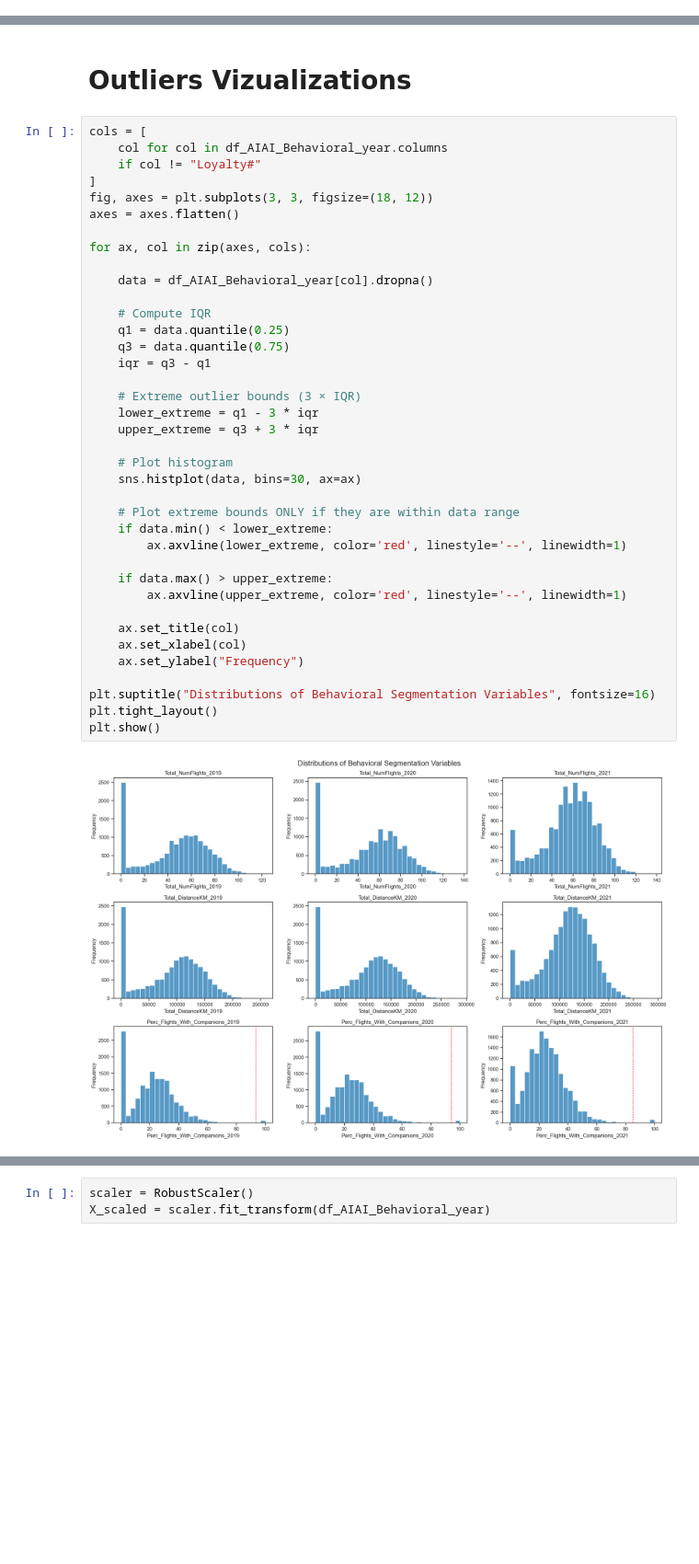
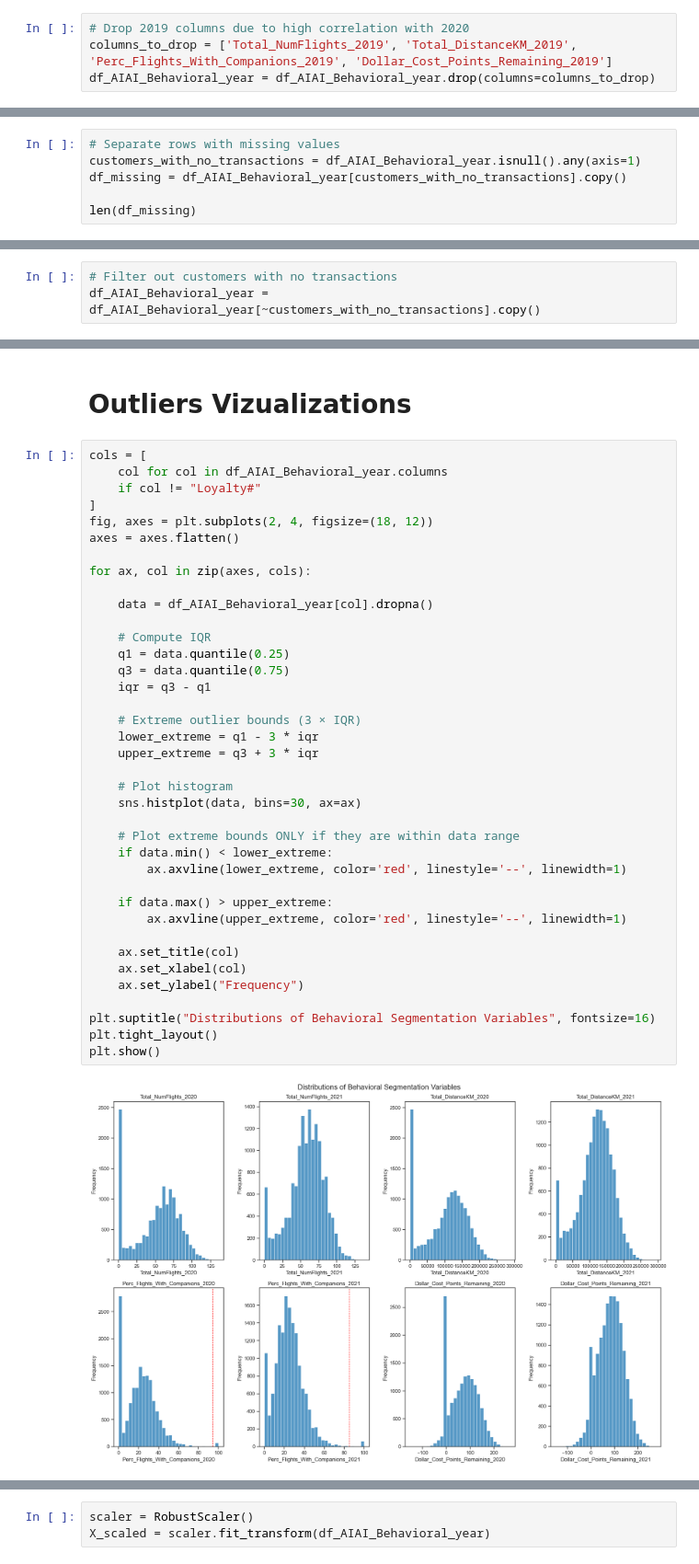
Before and after one commit to luisbdavila/Airline_Customer_Segmentation_DataMining_Project_Python, a Jupyter notebook: Final_delivery/Code/behavioral.ipynb, the cells around one changed output, grey strips where cells are left out. Shown at 92% size. Drawn from its saved outputs; the diff is of its cells as text; blank space fills up the shorter version.

```diff
--- a/Final_delivery/Code/behavioral.ipynb
+++ b/Final_delivery/Code/behavioral.ipynb
@@ -101,0 +131,4 @@ memory usage: 1.6 MB
+# %%
+# Drop 2019 columns due to high correlation with 2020
+columns_to_drop = ['Total_NumFlights_2019', 'Total_DistanceKM_2019', 'Perc_Flights_With_Companions_2019', 'Dollar_Cost_Points_Remaining_2019']
+df_AIAI_Behavioral_year = df_AIAI_Behavioral_year.drop(columns=columns_to_drop)
@@ -117,0 +169,6 @@ dtype: int64
+# %%
+# Separate rows with missing values
+customers_with_no_transactions = df_AIAI_Behavioral_year.isnull().any(axis=1)
+df_missing = df_AIAI_Behavioral_year[customers_with_no_transactions].copy()
+
+len(df_missing)
@@ -118,3 +177,6 @@ dtype: int64
+# %%
+# Filter out customers with no transactions
+df_AIAI_Behavioral_year = df_AIAI_Behavioral_year[~customers_with_no_transactions].copy()
 # %%
 (df_AIAI_Behavioral_year < 0).sum()
 # %% [output]
@@ -138,41 +196,41 @@ cols = [
     col for col in df_AIAI_Behavioral_year.columns
     if col != "Loyalty#"
 ]
-fig, axes = plt.subplots(3, 3, figsize=(18, 12))
+fig, axes = plt.subplots(2, 4, figsize=(18, 12))
 axes = axes.flatten()
 
 for ax, col in zip(axes, cols):
 
     data = df_AIAI_Behavioral_year[col].dropna()
 
     # Compute IQR
     q1 = data.quantile(0.25)
     q3 = data.quantile(0.75)
     iqr = q3 - q1
 
     # Extreme outlier bounds (3 × IQR)
     lower_extreme = q1 - 3 * iqr
     upper_extreme = q3 + 3 * iqr
 
     # Plot histogram
     sns.histplot(data, bins=30, ax=ax)
 
     # Plot extreme bounds ONLY if they are within data range
     if data.min() < lower_extreme:
         ax.axvline(lower_extreme, color='red', linestyle='--', linewidth=1)
 
     if data.max() > upper_extreme:
         ax.axvline(upper_extreme, color='red', linestyle='--', linewidth=1)
 
     ax.set_title(col)
     ax.set_xlabel(col)
     ax.set_ylabel("Frequency")
 
 plt.suptitle("Distributions of Behavioral Segmentation Variables", fontsize=16)
 plt.tight_layout()
 plt.show()
 # %% [output]
-[figure, old version]
+[figure, new version]
 # %%
 cols = [
     col for col in df_AIAI_Behavioral_year.columns
```
Also changed, not shown: parts of 11 cells of this notebook.
